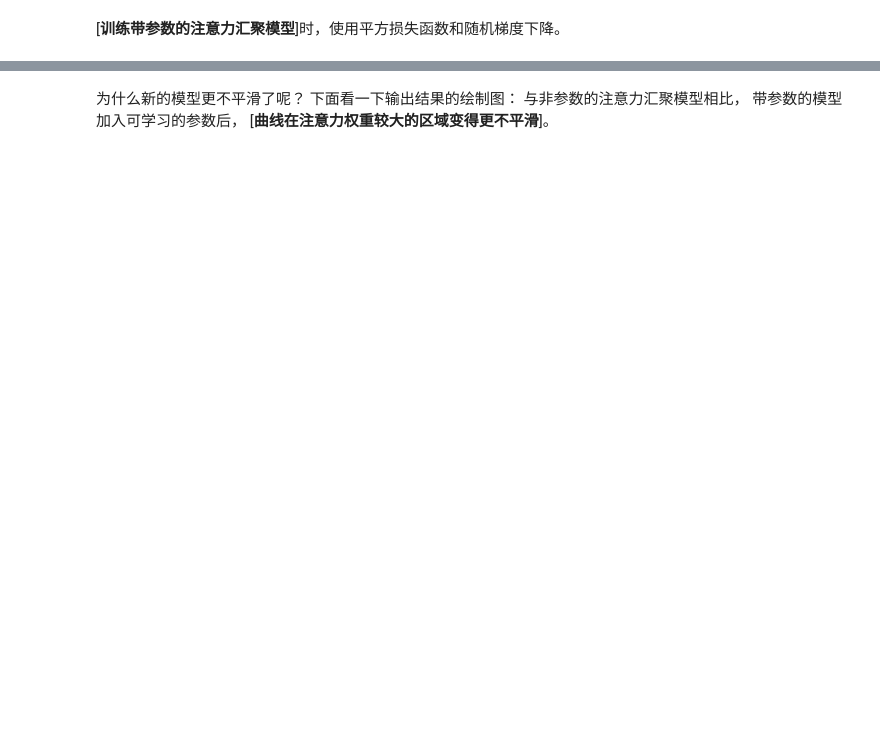
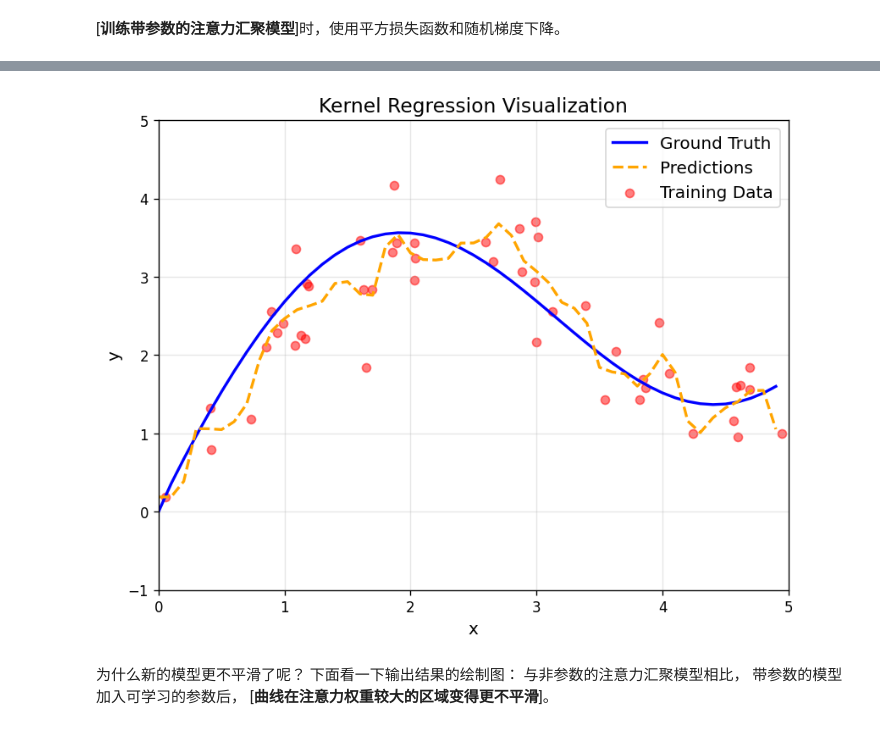
Before and after one commit to SimonSkywalke/diveIntoDeepLearningEasy, a Jupyter notebook: chapter10_attention-mechanisms/10.2_nadaraya-waston.ipynb, the cells around one changed output, grey strips where cells are left out. Drawn from its saved outputs; the diff is of its cells as text; code cells hidden in the pictures; blank space fills up the shorter version.

```diff
--- a/chapter10_attention-mechanisms/10.2_nadaraya-waston.ipynb
+++ b/chapter10_attention-mechanisms/10.2_nadaraya-waston.ipynb
@@ -220,8 +246,12 @@ for epoch in range(5):
 # %%
-# keys的形状:(n_test，n_train)，每一行包含着相同的训练输入（例如，相同的键）
 keys = x_train.repeat((n_test, 1))
-# value的形状:(n_test，n_train)
 values = y_train.repeat((n_test, 1))
 y_hat = net(x_test, keys, values).unsqueeze(1).detach()
-plot_kernel_reg(y_hat)
+plot_kernel_reg(
+    test_inputs=x_test,
+    true_values=y_truth,
+    predicted_values=y_hat,
+    train_inputs=x_train,
+    train_targets=y_train
+)
 # %% [output]
@@ -229,3 +258,4 @@ plot_kernel_reg(y_hat)
+[figure, added]
 # %% [markdown]
 为什么新的模型更不平滑了呢？
 下面看一下输出结果的绘制图：
```
Also changed, not shown: parts of 14 cells of this notebook.
